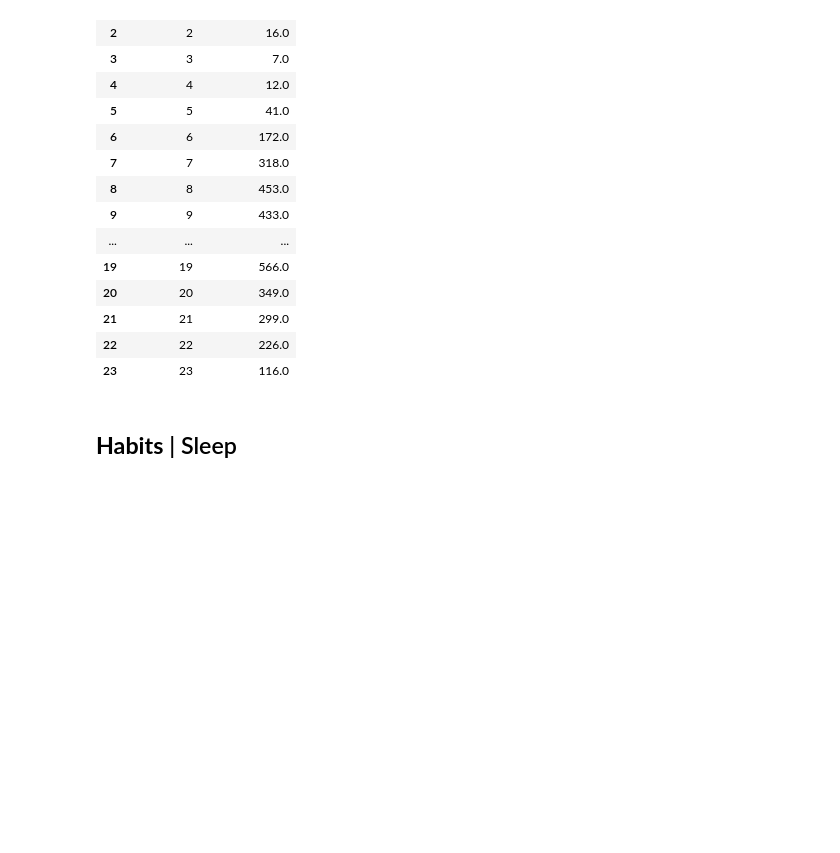
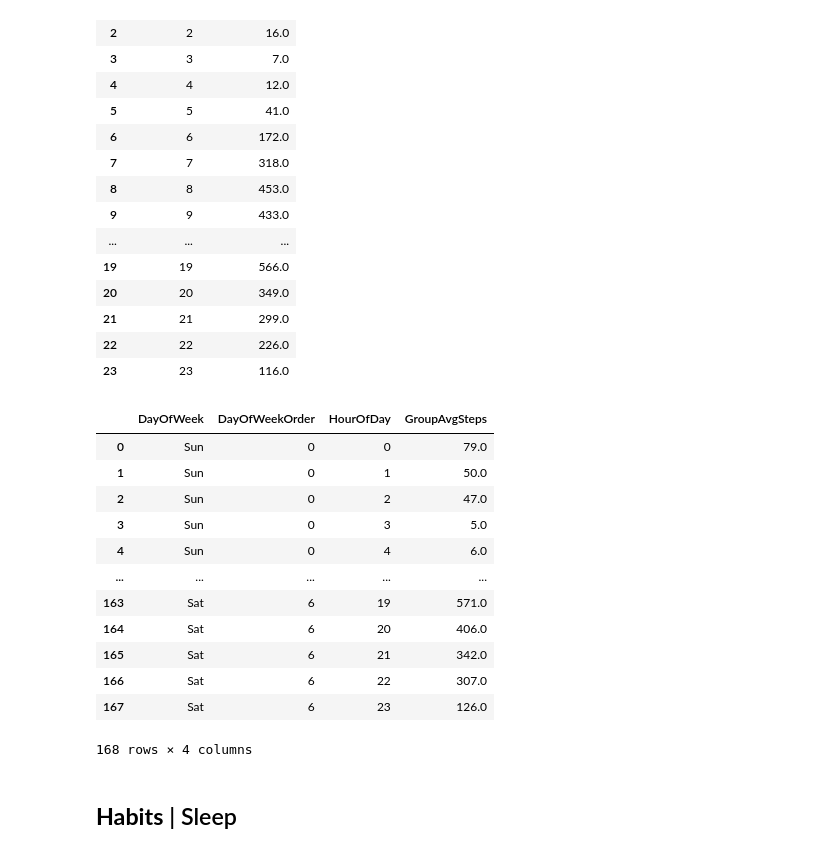
Before and after one commit to phlln/bellabeat-analysis, a Jupyter notebook: bellabeat_bigquery_playground.ipynb, the cells around one changed output. Drawn from its saved outputs; the diff is of its cells as text; code cells hidden in the pictures; blank space fills up the shorter version.

```diff
--- a/bellabeat_bigquery_playground.ipynb
+++ b/bellabeat_bigquery_playground.ipynb
@@ -1190,17 +1190,35 @@ ORDER BY 1
 # %%
 %%bigquery
 WITH indiv_hourly_avg AS (
     SELECT Id,
+           FORMAT_DATE('%a', ActivityHour) AS DayOfWeek,
+           FORMAT_DATE('%w', ActivityHour) AS DayOfWeekOrder,
            EXTRACT(hour FROM ActivityHour) AS HourOfDay,
            ROUND(AVG(StepTotal), 0) AS AvgStepTotal
      FROM `gac-bellabeat.activity.hourly`
-    GROUP BY 1, 2
+    GROUP BY 1, 2, 3, 4
 )
-SELECT HourOfDay,
+SELECT DayOfWeek,
+       DayOfWeekOrder,
+       HourOfDay,
        ROUND(AVG(AvgStepTotal), 0) AS GroupAvgSteps
  FROM indiv_hourly_avg
-GROUP BY 1
-ORDER BY 1
+GROUP BY 1, 2, 3
+ORDER BY 2, 3
+# %% [output]
+|  | DayOfWeek | DayOfWeekOrder | HourOfDay | GroupAvgSteps |
+| 0 | Sun | 0 | 0 | 79.0 |
+| 1 | Sun | 0 | 1 | 50.0 |
+| 2 | Sun | 0 | 2 | 47.0 |
+| 3 | Sun | 0 | 3 | 5.0 |
+| 4 | Sun | 0 | 4 | 6.0 |
+| ... | ... | ... | ... | ... |
+| 163 | Sat | 6 | 19 | 571.0 |
+| 164 | Sat | 6 | 20 | 406.0 |
+| 165 | Sat | 6 | 21 | 342.0 |
+| 166 | Sat | 6 | 22 | 307.0 |
+| 167 | Sat | 6 | 23 | 126.0 |
+168 rows × 4 columns
 # %% [markdown]
 ## **Habits** | Sleep
 # %%
```
